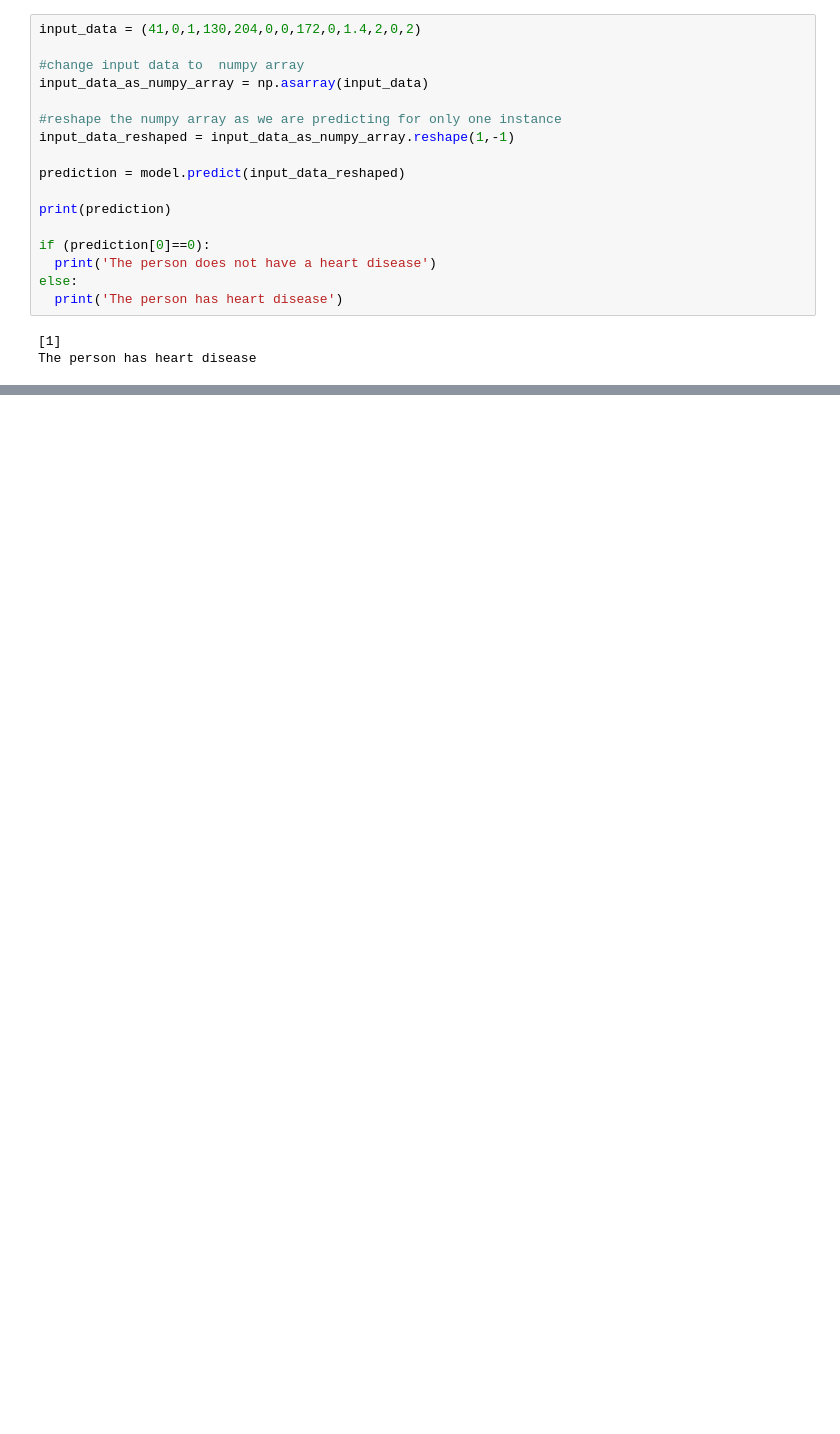
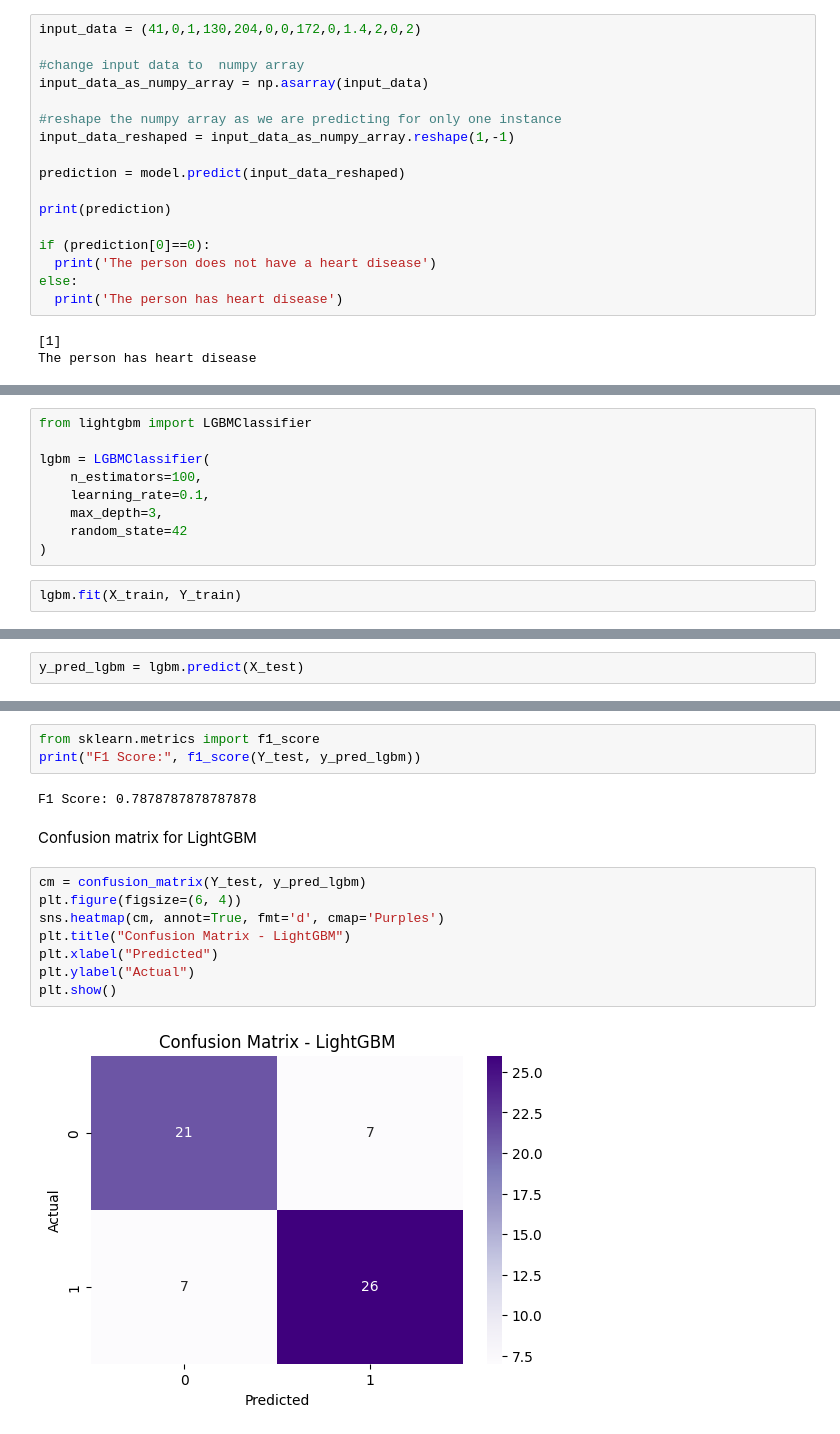
Before and after one commit to Susmi0350/Heart-Disease-Prediction, a Jupyter notebook: Project_Heart_Disease_Prediction.ipynb, the cells around one changed output, grey strips where cells are left out. Saved outputs shown, nothing was run; the diff lists cells and outputs as text; blank space fills up the shorter version.

```diff
--- a/Project_Heart_Disease_Prediction.ipynb
+++ b/Project_Heart_Disease_Prediction.ipynb
@@ -246,0 +438,11 @@ The person has heart disease
+# %%
+from lightgbm import LGBMClassifier
+
+lgbm = LGBMClassifier(
+    n_estimators=100,
+    learning_rate=0.1,
+    max_depth=3,
+    random_state=42
+)
+# %%
+lgbm.fit(X_train, Y_train)
@@ -246,0 +470,2 @@ The person has heart disease
+# %%
+y_pred_lgbm = lgbm.predict(X_test)
@@ -246,0 +495,17 @@ The person has heart disease
+# %%
+from sklearn.metrics import f1_score
+print("F1 Score:", f1_score(Y_test, y_pred_lgbm))
+# %% [output]
+F1 Score: 0.7878787878787878
+# %% [markdown]
+Confusion matrix for LightGBM
+# %%
+cm = confusion_matrix(Y_test, y_pred_lgbm)
+plt.figure(figsize=(6, 4))
+sns.heatmap(cm, annot=True, fmt='d', cmap='Purples')
+plt.title("Confusion Matrix - LightGBM")
+plt.xlabel("Predicted")
+plt.ylabel("Actual")
+plt.show()
+# %% [output]
+[figure, added]
```
Also changed, not shown: parts of 32 cells of this notebook.
